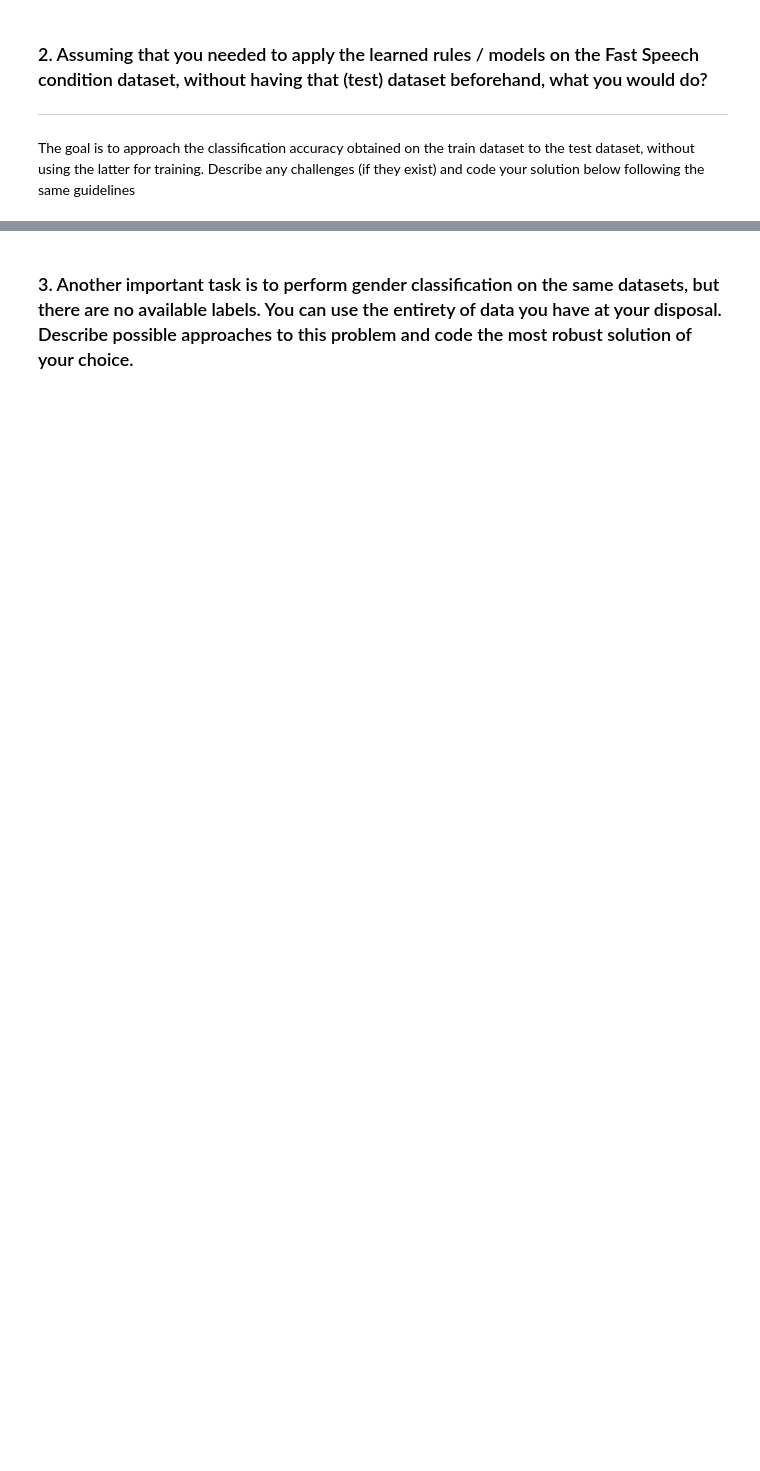
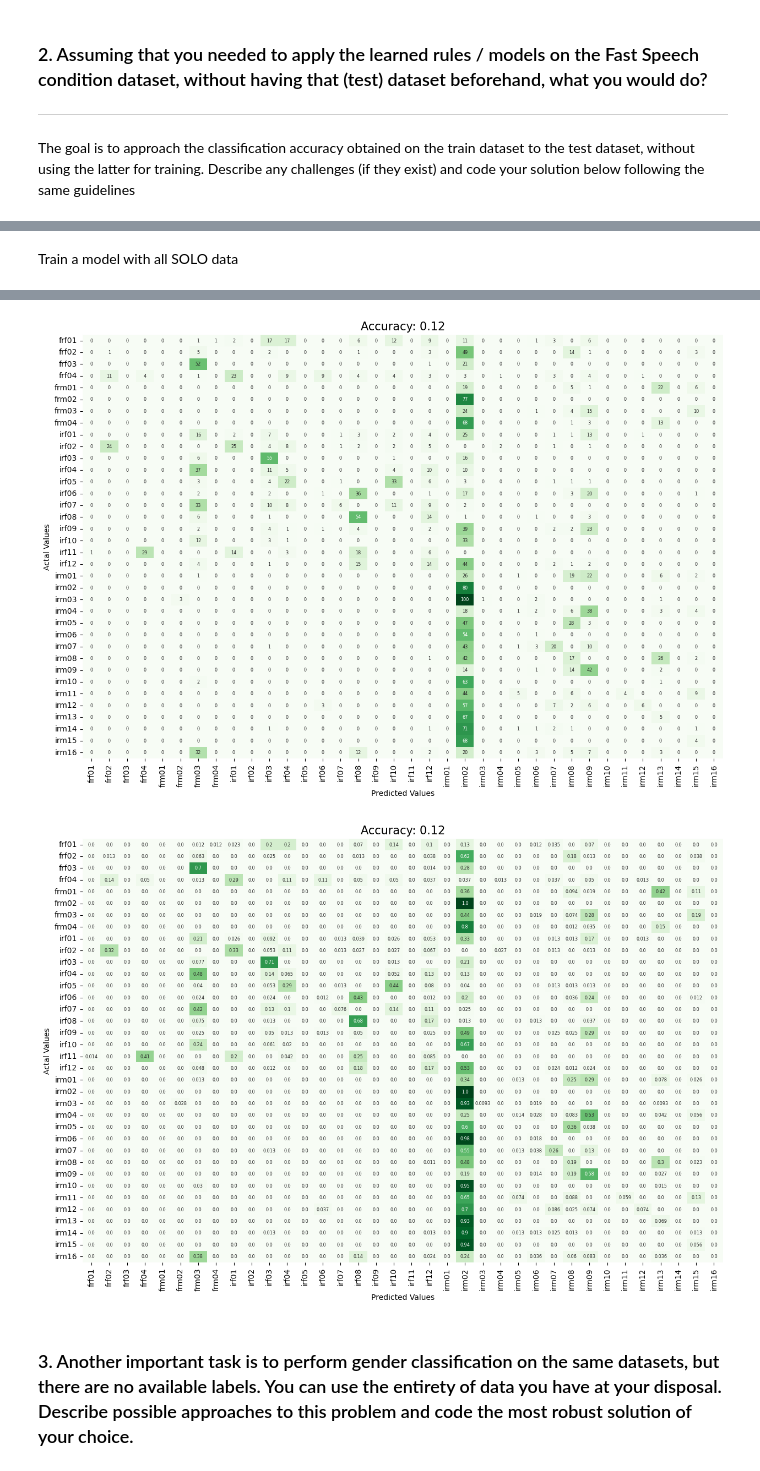
Before and after one commit to iliaskior/automatic-speech-recognition, a Jupyter notebook: assignment.ipynb, the cells around one changed output, grey strips where cells are left out. Cells and saved outputs as stored; diff of their text form; code cells hidden in the pictures; blank space fills up the shorter version.

```diff
--- a/assignment.ipynb
+++ b/assignment.ipynb
@@ -125,3 +358,7 @@ plot_confusion_matrix(results['label'], results['prediction'], norm=True, fullpa
 ### 2. Assuming that you needed to apply the learned rules / models on the Fast Speech condition dataset, without having that (test) dataset beforehand, what you would do?
 ---
 The goal is to approach the classification accuracy obtained on the train dataset to the test dataset, without using the latter for training. Describe any challenges (if they exist) and code your solution below following the same guidelines
+# %%
+#Path initialization
+FAST_DATASET_PATH = ROOT_DATASET_PATH.joinpath('data').joinpath('fast')
+FAST_FEATURES_EXPORT_PATH = ROOT_DATASET_PATH.joinpath('fast_ftrs.pickle')
@@ -127,0 +391,59 @@ The goal is to approach the classification accuracy obtained on the train datase
+# %% [markdown]
+Train a model with all SOLO data
+# %%
+EPOCHS = 20
+BATCH_SIZE = 16
+
+#Load the extracted feature set for the SOLO dataset
+X_train, y_train, filename_train = load_data(data_path = SOLO_FEATURES_EXPORT_PATH)
+
+#Label encoding
+le = LabelEncoder()
+y_train = le.fit_transform(y_train)
+
+#Calculate the class weights (not totally necessary, the dataset is balanced in general)
+class_weights = compute_class_weight(
+                                        class_weight = "balanced",
+                                        classes = np.unique(y_train),
+                                        y = y_train
+                                    )
+class_weights = dict(zip(np.unique(y_train), class_weights))
+
+# Create the deep neural network
+input_shape = (X_train.shape[1], X_train.shape[2]) # timesteps=63, features=39
+n_classes = len(list(le.classes_))
+model = build_model(input_shape, n_classes)
+
+# Train model
+history = model.fit(
+    X_train, y_train,
+    batch_size=BATCH_SIZE,
+    epochs=EPOCHS,
+    class_weight=class_weights,
+)
+
+#Load the extracted feature set for the FAST dataset
+X_test, y_test, filename_test = load_data(data_path = FAST_FEATURES_EXPORT_PATH)
+
+#Make predictions
+y_prob = model.predict(X_test)
+y_pred = np.argmax(y_prob, axis=1)
+
+y_pred = le.inverse_transform(y_pred)
+
+preds_df = pd.DataFrame({
+            'label': y_test,
+            'prediction': y_pred
+        })
+probs_df = pd.DataFrame(data=y_prob, columns=list(le.classes_))
+results = pd.concat([preds_df, probs_df], axis=1)
+
+plot_confusion_matrix(results['label'].values, results['prediction'].values, norm=False, fullpath=OUTPUT_PATH.joinpath('step2_cm.jpg'))
+plot_confusion_matrix(results['label'].values, results['prediction'].values, norm=True, fullpath=OUTPUT_PATH.joinpath('step2_normalized_cm.jpg'))
+
+#Store results locally in pickle format
+fname = OUTPUT_PATH.joinpath('step2_results.pickle')
+fname.parent.mkdir(parents=True, exist_ok=True)
+with open(fname, 'wb') as f:
+    pickle.dump(results, f)
+# %% [output]
@@ -128,2 +493,4 @@ The goal is to approach the classification accuracy obtained on the train datase
+[figure, added]
+[figure, added]
 # %% [markdown]
 ### 3. Another important task is to perform gender classification on the same datasets, but there are no available labels. You can use the entirety of data you have at your disposal. Describe possible approaches to this problem and code the most robust solution of your choice.
```
Also changed, not shown: parts of 15 cells of this notebook, 1 other file.
